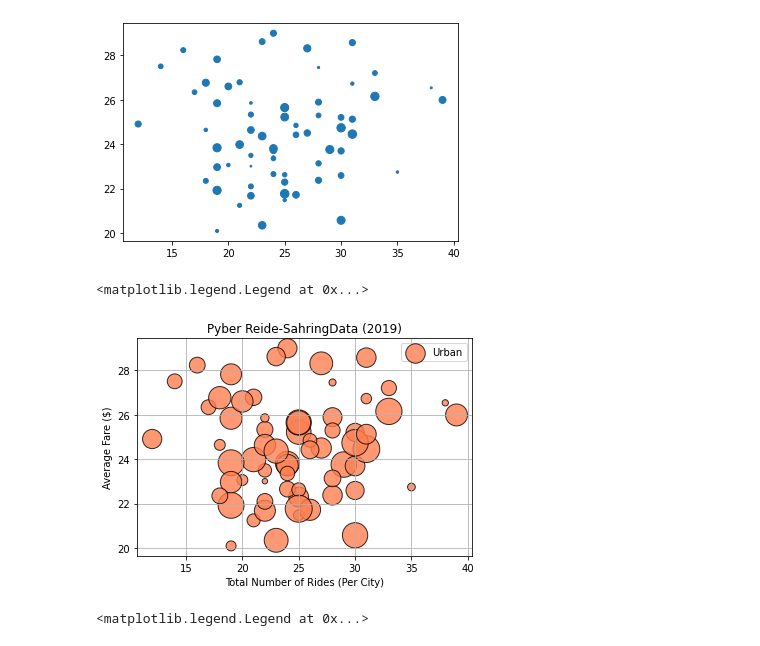
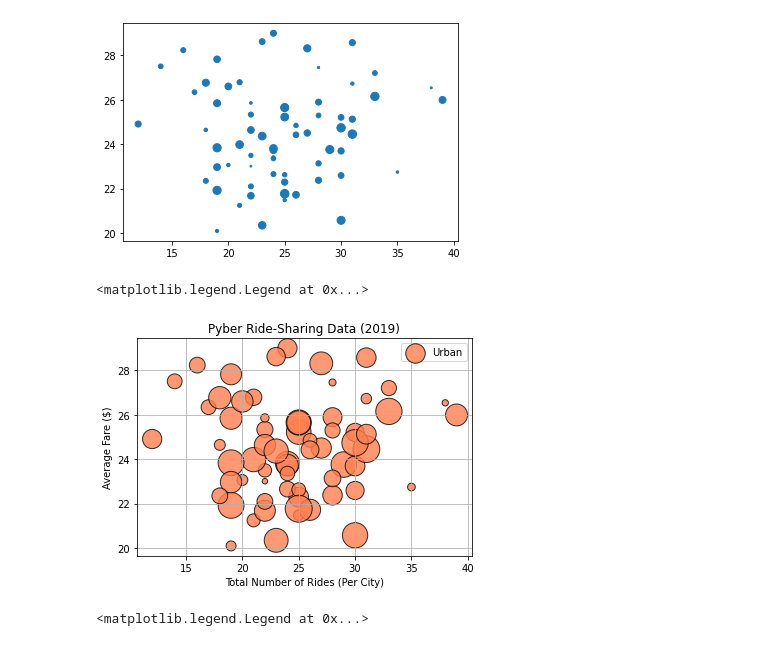
Before and after one commit to bcolhour/PyBer_Analysis, a Jupyter notebook: PyBer.ipynb, the cells around one changed output. Cells and saved outputs as stored; diff of their text form; code cells hidden in the pictures.

```diff
--- a/PyBer.ipynb
+++ b/PyBer.ipynb
@@ -220,15 +220,15 @@ plt.scatter(urbanRideCount,urbanAvgFare,s=urbanDriverCount)
 # %%
 # Build the scatter plots for urban cities.
 plt.scatter(urbanRideCount, urbanAvgFare,s=10*urbanDriverCount,c="coral", edgecolor="black", linewidths=1, alpha=0.8, label="Urban")
-plt.title("Pyber Reide-SahringData (2019)")
+plt.title("Pyber Ride-Sharing Data (2019)")
 plt.ylabel("Average Fare ($)")
 plt.xlabel("Total Number of Rides (Per City)")
 plt.grid(True)
 # Add the legend
 plt.legend()
 # %% [output]
 <matplotlib.legend.Legend at 0x...>
-[figure, old version]
+[figure, new version]
 # %%
 # Build the scatter plots for suburban cities.
 plt.scatter(suburbanRideCount, suburbanAvgFare, s=10*suburbanDriverCount,
```
Also changed, not shown: parts of 38 cells of this notebook, 3 other files.
